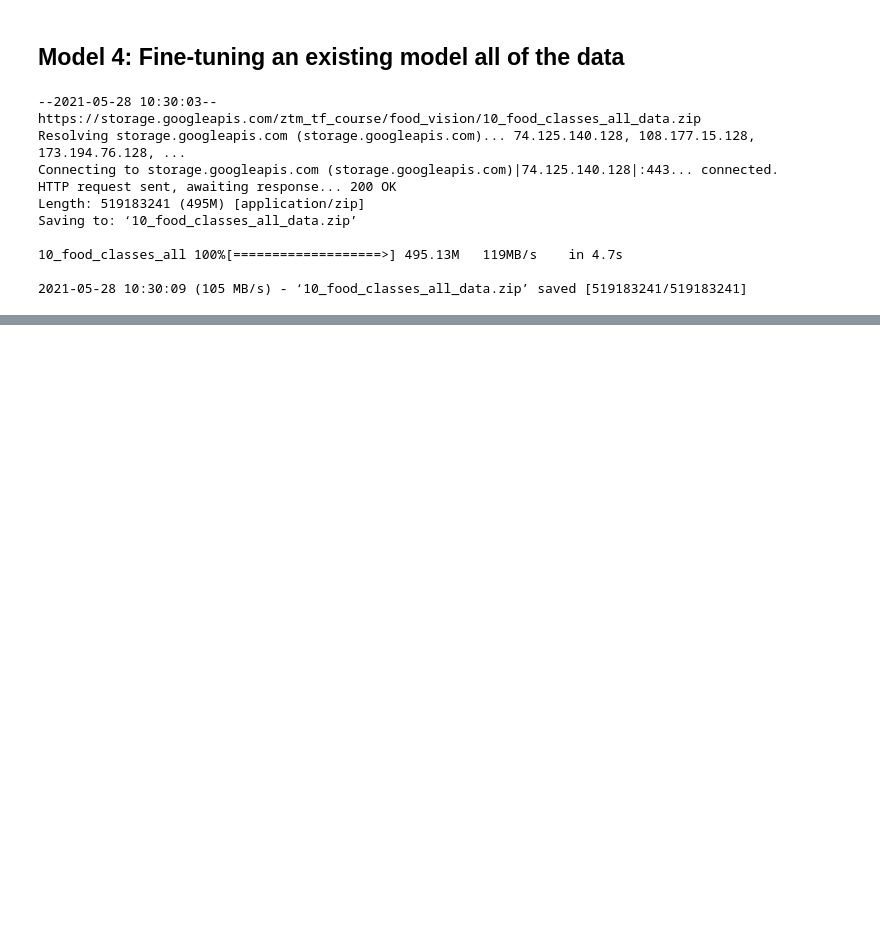
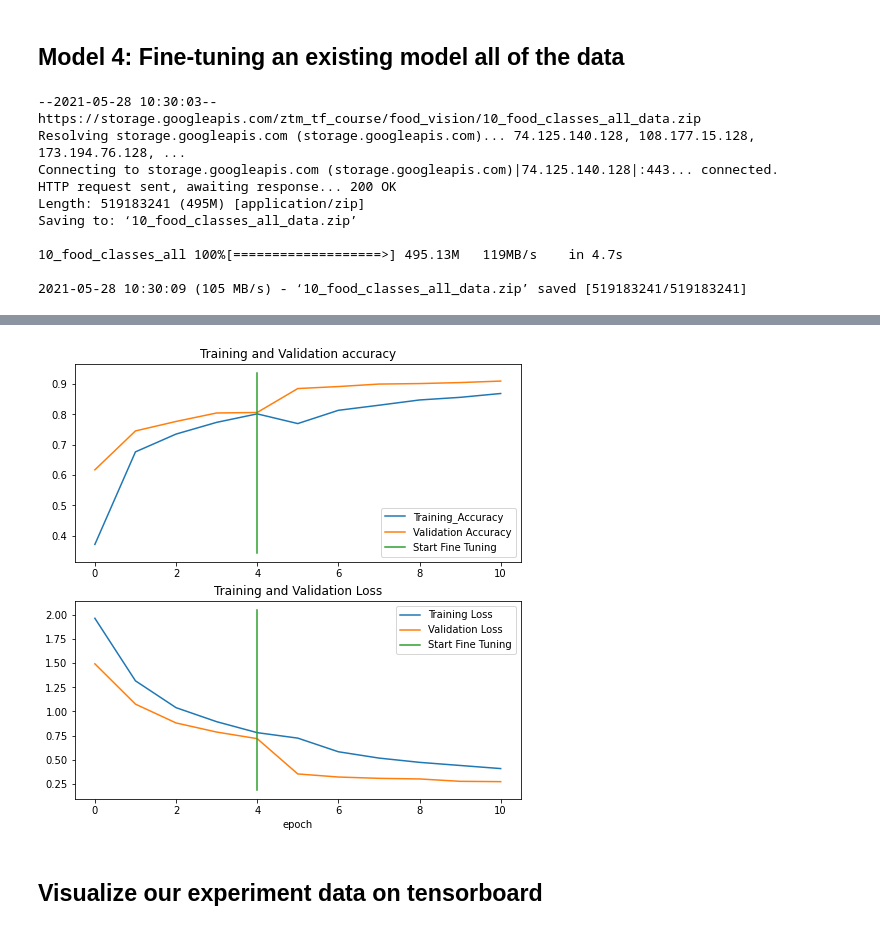
Before and after one commit to Shubhranshu-Malhotra/Tensorflow-Developer-ZTM, a Jupyter notebook: [Practice]_05_transfer_learning_in_tensorflow_part_2_fine_tuning.ipynb, the cells around one changed output, grey strips where cells are left out. Cells and saved outputs as stored; diff of their text form; code cells hidden in the pictures; blank space fills up the shorter version.

Commit message:
Model_4

```diff
--- a/[Practice]_05_transfer_learning_in_tensorflow_part_2_fine_tuning.ipynb
+++ b/[Practice]_05_transfer_learning_in_tensorflow_part_2_fine_tuning.ipynb
@@ -1022,0 +1062,3 @@ test_data = tf.keras.preprocessing.image_dataset_from_directory(test_dir,
+# %%
+# Revert model_2 to checkpoint weights
+model_2.load_weights(checkpoint_path)
@@ -1022,0 +1114,15 @@ test_data = tf.keras.preprocessing.image_dataset_from_directory(test_dir,
+# %%
+model_2.compile(loss = tf.keras.losses.CategoricalCrossentropy(),
+                optimizer = tf.keras.optimizers.Adam(learning_rate= 0.0001),
+                metrics = ['accuracy'])
+# %%
+FINE_TUNE_EPOCHS = INITIAL_EPOCHS + 5
+model_4_history = model_2.fit(train_data_all,
+                              steps_per_epoch = len(train_data_all),
+                              epochs = FINE_TUNE_EPOCHS,
+                              validation_data = test_data,
+                              validation_steps = int(0.25 * len(test_data)),
+                              initial_epoch = model_2_history.epoch[-1],
+                              callbacks = [create_tensorboard_callback(dir_name = '/content/drive/MyDrive/Food_Classification/tensorboard',
+                                                          experiment_name = '05_model_4_all_data_aug_fine_tune')]
+                              )
@@ -1022,0 +1149,7 @@ test_data = tf.keras.preprocessing.image_dataset_from_directory(test_dir,
+# %%
+# How did fine-tuning go with more data?
+compare_histories(model_2_history, model_4_history, initial_epochs = 5)
+# %% [output]
+[figure, added]
+# %% [markdown]
+## Visualize our experiment data on tensorboard
```
Also changed, not shown: parts of 19 cells of this notebook.
